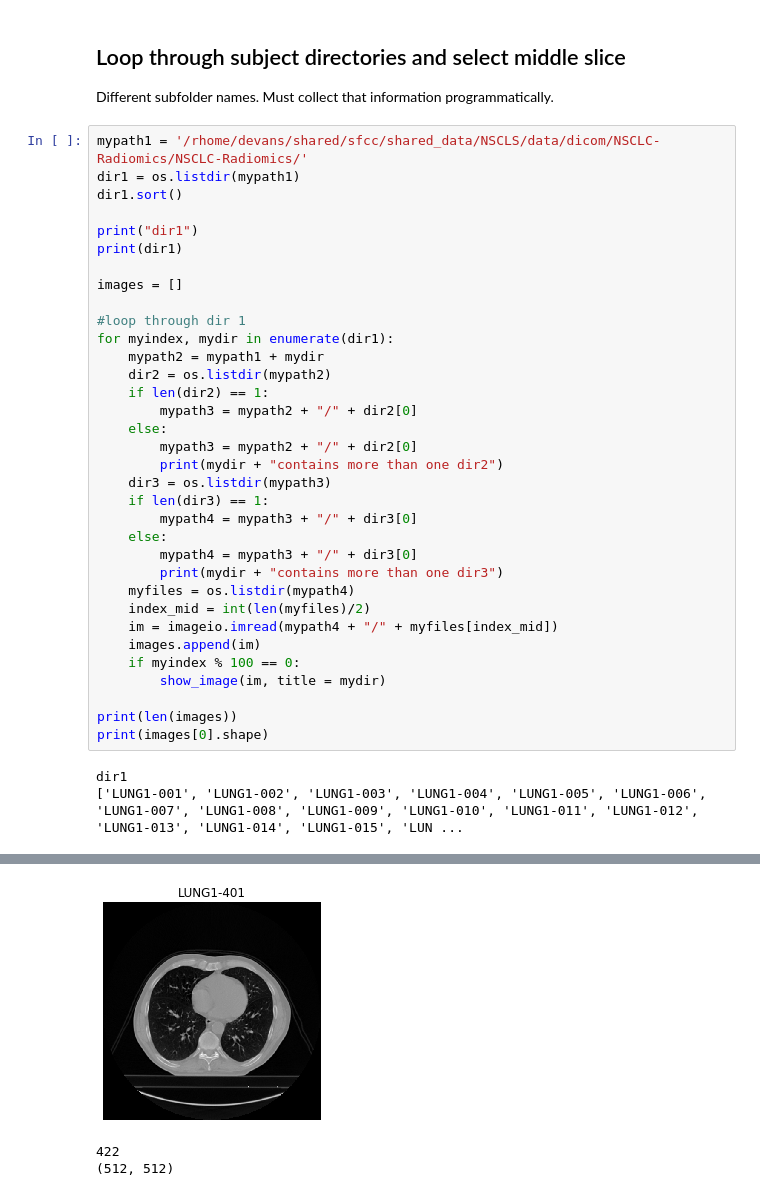
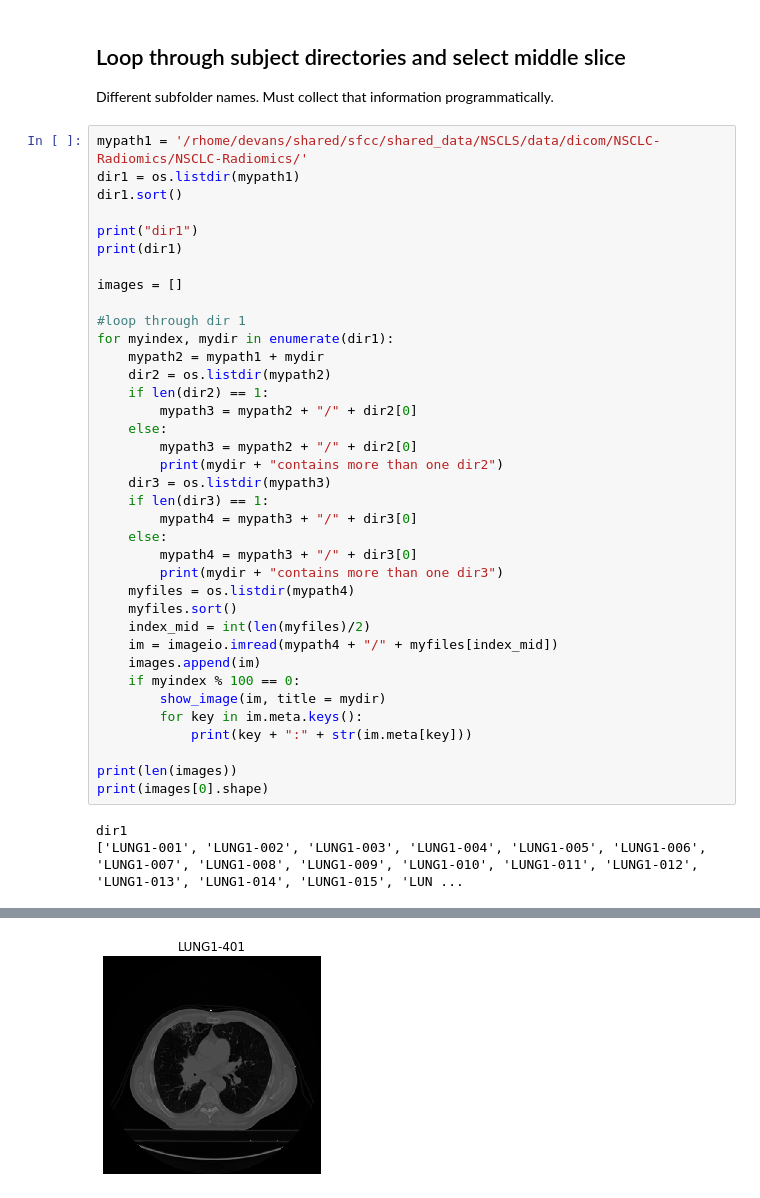
Before and after one commit to DanielEvansLab/MLgroup, a Jupyter notebook: NSCLS_deep/NSCLS.ipynb, the cells around one changed output, grey strips where cells are left out. Drawn from its saved outputs; the diff is of its cells as text.

Commit message:
sort files

```diff
--- a/NSCLS_deep/NSCLS.ipynb
+++ b/NSCLS_deep/NSCLS.ipynb
@@ -76,11 +78,14 @@ for myindex, mydir in enumerate(dir1):
         mypath4 = mypath3 + "/" + dir3[0]
         print(mydir + "contains more than one dir3")
     myfiles = os.listdir(mypath4)
+    myfiles.sort()
     index_mid = int(len(myfiles)/2)
     im = imageio.imread(mypath4 + "/" + myfiles[index_mid])
     images.append(im)
     if myindex % 100 == 0:
         show_image(im, title = mydir)
+        for key in im.meta.keys():
+            print(key + ":" + str(im.meta[key]))
 
 print(len(images))
 print(images[0].shape)
@@ -94,3 +167 @@ dir1
-[figure, old version]
+[figure, new version]
-422
-(512, 512)
```
Also changed, not shown: parts of 4 cells of this notebook.
